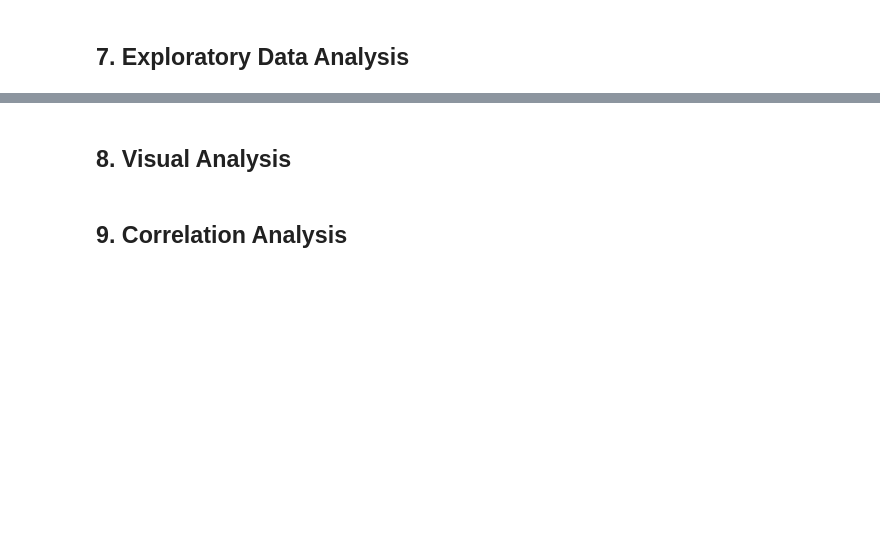
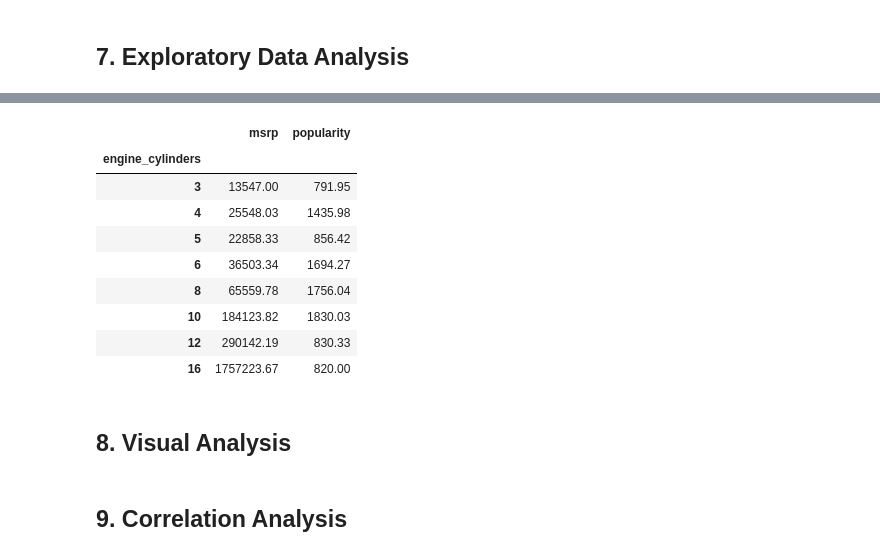
Before and after one commit to t-jor/car-market-analysis, a Jupyter notebook: notebooks/car_market_analysis.ipynb, the cells around one changed output, grey strips where cells are left out. Cells and saved outputs as stored; diff of their text form; code cells hidden in the pictures; blank space fills up the shorter version.

```diff
--- a/notebooks/car_market_analysis.ipynb
+++ b/notebooks/car_market_analysis.ipynb
@@ -644,3 +804,17 @@ df_car_clean.head()
+# %%
+# Group the data by engine_cylinders and calculate the average msrp and popularity
+df_car_analysis.groupby("engine_cylinders")[["msrp", "popularity"]].mean().round(2)
+# %% [output]
+|  | msrp | popularity |
+| engine_cylinders |  |  |
+| 3 | 13547.00 | 791.95 |
+| 4 | 25548.03 | 1435.98 |
+| 5 | 22858.33 | 856.42 |
+| 6 | 36503.34 | 1694.27 |
+| 8 | 65559.78 | 1756.04 |
+| 10 | 184123.82 | 1830.03 |
+| 12 | 290142.19 | 830.33 |
+| 16 | 1757223.67 | 820.00 |
 # %% [markdown]
 ## **8. Visual Analysis**
 # %% [markdown]
```
Also changed, not shown: parts of 17 cells of this notebook.
